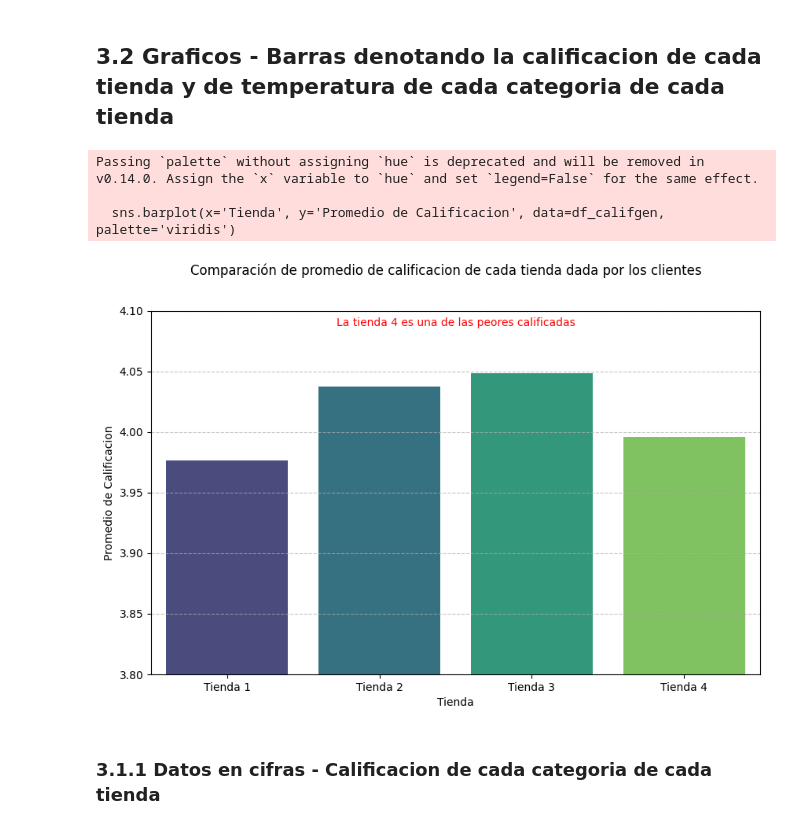
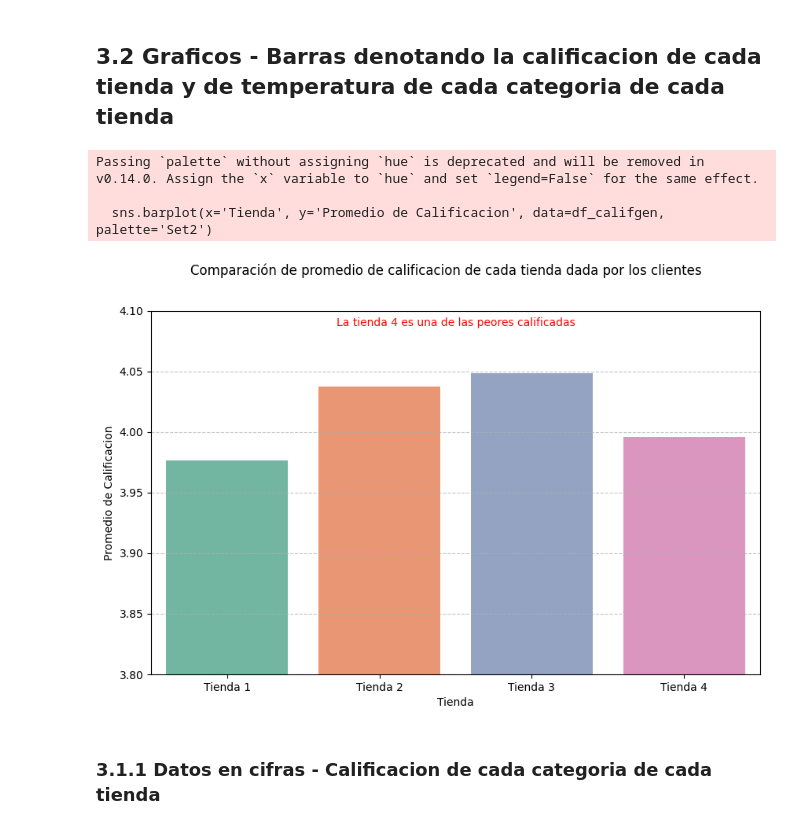
Before and after one commit to AlejaCruzR/Challenge_Alura_Store_AleCruz, a Jupyter notebook: AluraStoreLatam_AleCruz.ipynb, the cells around one changed output. Drawn from its saved outputs; the diff is of its cells as text; code cells hidden in the pictures.

```diff
--- a/AluraStoreLatam_AleCruz.ipynb
+++ b/AluraStoreLatam_AleCruz.ipynb
@@ -748,34 +748,34 @@ La calificacion de los clientes promedio de la tienda 4 es: 3.9957591178965224
 # %%
 # Grafico de lo anterior
 
 import matplotlib.pyplot as plt
 
 califs = {
     'Tienda 1': calif_generalt1,
     'Tienda 2': calif_generalt2,
     'Tienda 3': calif_generalt3,
     'Tienda 4': calif_generalt4,
 }
 
 # Convertir a DataFrame para facilitar la visualización
 df_califgen = pd.DataFrame(list(califs.items()), columns=['Tienda', 'Promedio de Calificacion'])
 
 plt.figure(figsize=(10, 6))
-sns.barplot(x='Tienda', y='Promedio de Calificacion', data=df_califgen, palette='viridis')
+sns.barplot(x='Tienda', y='Promedio de Calificacion', data=df_califgen, palette='Set2')
 plt.suptitle('Comparación de promedio de calificacion de cada tienda dada por los clientes')
 plt.title('La tienda 4 es una de las peores calificadas', fontsize=10, y=0.94, color='red')
 plt.xlabel('Tienda')
 plt.ylabel('Promedio de Calificacion')
 plt.grid(axis='y', linestyle='--', alpha=0.7)
 plt.ticklabel_format(style='plain', axis='y') # Evita la notación científica en el eje Y
 plt.ylim(3.8, 4.1)
 plt.savefig('comparacion_calificacion_Gbarra.png', dpi=300,bbox_inches='tight')
 plt.show()
 # %% [output]
 Passing `palette` without assigning `hue` is deprecated and will be removed in v0.14.0. Assign the `x` variable to `hue` and set `legend=False` for the same effect.
 
-  sns.barplot(x='Tienda', y='Promedio de Calificacion', data=df_califgen, palette='viridis')
+  sns.barplot(x='Tienda', y='Promedio de Calificacion', data=df_califgen, palette='Set2')
-[figure, old version]
+[figure, new version]
 # %% [markdown]
 ### 3.1.1 Datos en cifras - Calificacion de cada categoria de cada tienda
 # %%
```
Also changed, not shown: parts of 13 cells of this notebook.
